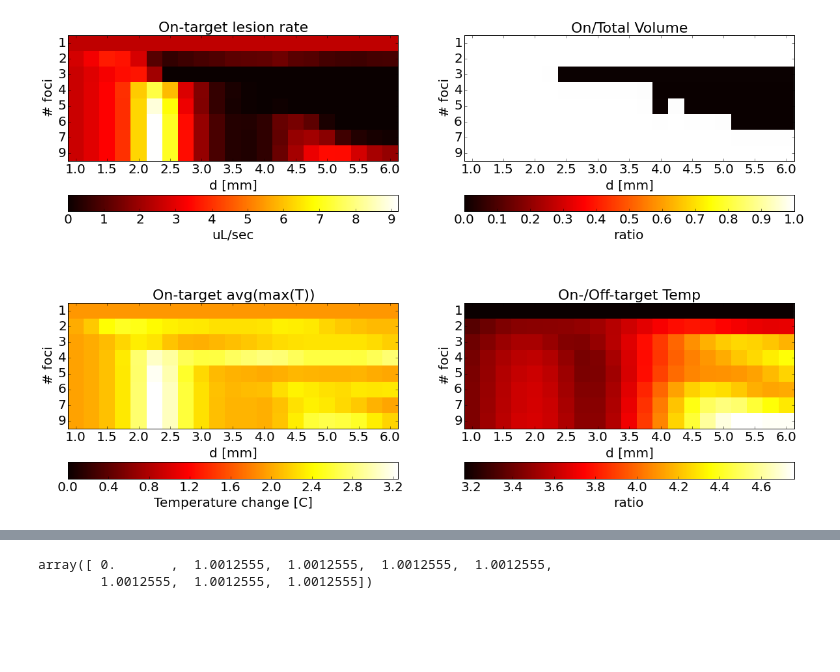
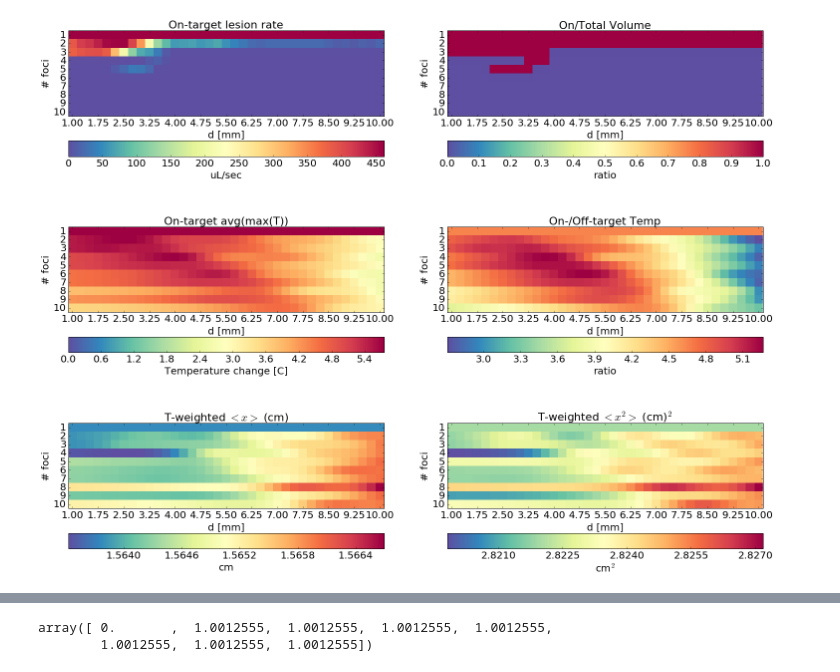
Before and after one commit to vlchaplin/fus_thermalmodelling, a Jupyter notebook: Cuda_ThermalFocusOptimization.ipynb, the cells around one changed output, grey strips where cells are left out. Drawn from its saved outputs; the diff is of its cells as text; code cells hidden in the pictures; blank space fills up the shorter version.

```diff
--- a/Cuda_ThermalFocusOptimization.ipynb
+++ b/Cuda_ThermalFocusOptimization.ipynb
@@ -143,5 +194,5 @@ T4d[0][:] = T0
 # %%
-def execute_sim(M,d, sonication_time=1.0, Tmax=None):
+def execute_sim(M,d, sonication_time=1.0, Tmax=None, alpha=1.0):
     #d = diamList[di]
     if M==1:
         spacing=0
@@ -153,20 +204,19 @@ def execute_sim(M,d, sonication_time=1.0, Tmax=None):
 
     #ROION=   roiGen(pxyz, lambda x,y,z: inEllipse(x,y,z,0.001,0.001,0.01) )
     #ROION=   roiGen([[0,0,0.14]], lambda x,y,z: inEllipse(x,y,z, radius + 0.002, radius + 0.002,2*2*radius))
-    ROION=   roiGen([[0,0,0.14]], lambda x,y,z: inEllipse(x,y,z, 0.008, 0.008,0.015))
+    ROION=   roiGen([[0,0,0.14]], lambda x,y,z: inEllipse(x,y,z, 0.006, 0.006,0.01))
 
     ROIEXTRA=roiGen(pxyz, lambda x,y,z: inEllipse(x,y,z,0.01,0.01,0.04) )
     ROIOFF = np.logical_and( ROIEXTRA, np.logical_not(ROION))
 
-    uamp = transducers.get_focused_element_vals( k0,uxyz,pxyz,1e7*np.ones(M), L1renorm=sqrt(powerRenormL1) )
+    #uamp = transducers.get_focused_element_vals( k0,uxyz,pxyz,1e7*np.ones(M), L1renorm=sqrt(powerRenormL1) )
 
-    #for Nx,Ny=60, Nz=80, and 256-elements, these GPU subasmpling memory params work on my local mach;
-    subsampMax=20  #60  or 20
-    gpublocks=256  #128    256
+    #uamp = transducers.get_focused_element_vals( k0,uxyz,pxyz,1e7*np.ones(M)*np.exp(1j*np.arange(0,M)*pi), L1renorm=sqrt(powerRenormL1) )
+    uamp = transducers.get_focused_element_vals( k0,uxyz,pxyz, np.ones(M)*np.exp(1j*np.arange(0,M)*pi), L2renorm=L2powRenorm )
 
-    P1 = transducers.calc_pressure_field_cuda(k0, uxyz, unvecs, uamp, xrp, yrp, zrp, subsampN=subsampMax, subsampDiam=0.0033, ROC=0.14, gpublocks=gpublocks   )
+    P1 = transducers.calc_pressure_field_cuda(k0, uxyz, unvecs, uamp, xrp, yrp, zrp, **RSkeys   )
     I1 = np.abs(P1)**2 / (2.0*rho*c0)
     tdot3d[:] = 2*alpha*I1 / (rhoCp3d)
-    (duration,Tmax,junk,junk) = ablation_utils.calc_heating(simgrid,T4d,tdot3d,None,None,None,None, sonication_time, CEMfinal,Rbase,
-                                                      Tmax=Tmax, Ntbuff=Nt, GPU=True, Freeflow=1)
+    (duration,Tmax,junk,junk) = ablation_utils.calc_heating(simgrid,T4d,tdot3d, simgrid['Tmesh'], simgrid['Tdotmesh'], simgrid['kmesh'], simgrid['rhoCpmesh'], sonication_time, CEMfinal,Rbase,
+                                                      Tmax=Tmax, Ntbuff=Nt, GPU=False, Freeflow=1)
     return (duration,Tmax, ROION, ROIOFF, ROIEXTRA)
@@ -219,11 +304,11 @@ zeroMask=lesionRatesEXTRA==0
 onExtraVolratio = lesionRatesON/lesionRatesEXTRA
 onExtraVolratio[zeroMask]=0
 
-plt.figure(figsize=(20,13.5))
+plt.figure(figsize=(25,20))
 
-cmm=image.cm.hot
+cmm=image.cm.Spectral_r
 
-ax=plt.subplot(221)
+ax=plt.subplot(3,2,1)
 maxmlRate=np.max(lesionRatesAllSpace)
 plt.xlabel('d [mm]', fontsize=20)
 plt.ylabel('# foci', fontsize=20)
@@ -233,8 +318,8 @@ plt.imshow( lesionRatesON*1000 , vmin=0,vmax=maxmlRate*1000, interpolation='None
 
 ax.set_title("On-target lesion rate",fontsize=22)
 
-dstep=2
-diamStr = list(map(lambda d:"%0.1f" % d,1000*diamList[0:ndtrials:dstep]))
+dstep=3
+diamStr = list(map(lambda d:"%0.2f" % d,1000*diamList[0:ndtrials:dstep]))
 diamLocs= np.arange(0.0, ndtrials,dstep)
 
 cb=plt.colorbar(orientation='horizontal')
@@ -250,7 +335,7 @@ ax.tick_params(labelsize=20)
 
 
 
-ax=plt.subplot(222)
+ax=plt.subplot(3,2,2)
 ax.set_title("On/Total Volume",fontsize=22)
 
 ax.xaxis.set_agg_filter
@@ -272,7 +357,7 @@ ax.tick_params(labelsize=20)
 
 
 
-ax=plt.subplot(223)
+ax=plt.subplot(3,2,3)
 ax.set_title("On-target avg(max(T))",fontsize=22)
 ax.xaxis.set_agg_filter
 ax.xaxis.set_ticks( diamLocs )
@@ -280,35 +365,84 @@ ax.xaxis.set_ticklabels( diamStr )
 
 ax.yaxis.set_ticks( np.arange(0.0, nftrials) )
 ax.yaxis.set_ticklabels( nfociList )
 
-plt.imshow( TavgRatesON,vmin=0,interpolation='None',cmap=cmm )
+plt.imshow( TavgRatesON-T0,vmin=0,interpolation='None',cmap=cmm )
 plt.xlabel('d [mm]', fontsize=20)
 plt.ylabel('# foci', fontsize=20)
 ax.tick_params(labelsize=20)
 
 cb=plt.colorbar(orientation='horizontal')
 cb.set_label('Temperature change [C]',fontsize=20)
 cb.ax.tick_params(labelsize=20)
 
 
 
-ax=plt.subplot(224)
+ax=plt.subplot(3,2,4)
 
 ax.xaxis.set_agg_filter
 ax.xaxis.set_ticks( diamLocs )
 ax.xaxis.set_ticklabels( diamStr )
 
 ax.yaxis.set_ticks( np.arange(0.0, nftrials) )
 ax.yaxis.set_ticklabels( nfociList )
 ax.set_title("On-/Off-target Temp",fontsize=22)
-#plt.imshow( (TavgRatesON-T0) / (TavgRatesOFF-T0),interpolation='None',cmap=cmm )
-plt.imshow( (TavgRatesON/TavgRatesOFF) ,interpolation='None',cmap=cmm )
+plt.imshow( (TavgRatesON-T0) / (TavgRatesOFF-T0),interpolation='None',cmap=cmm )
+#plt.imshow( ((TavgRatesON)/(TavgRatesOFF)) ,interpolation='None',cmap=cmm )
 cb=plt.colorbar(orientation='horizontal')
 cb.set_label('ratio',fontsize=20)
 cb.ax.tick_params(labelsize=20)
 
 plt.xlabel('d [mm]', fontsize=20)
 plt.ylabel('# foci', fontsize=20)
 ax.tick_params(labelsize=20)
+
+ax=plt.subplot(3,2,5)
+
+ax.xaxis.set_agg_filter
+ax.xaxis.set_ticks( diamLocs )
+ax.xaxis.set_ticklabels( diamStr )
+
+ax.yaxis.set_ticks( np.arange(0.0, nftrials) )
+ax.yaxis.set_ticklabels( nfociList )
+ax.set_title("T-weighted $<x>$ (cm)",fontsize=22)
+plt.imshow( TWm1Set*100 ,interpolation='None',cmap=cmm )
+
+cb=plt.colorbar(orientation='horizontal')
+cb.set_label('cm',fontsize=20)
+cb.ax.tick_params(labelsize=20)
+cb.locator = ticker.MaxNLocator(nbins=6)
+#cb.formatter = ticker.EngFormatter()
+cb.update_ticks()
+
+plt.xlabel('d [mm]', fontsize=20)
+plt.ylabel('# foci', fontsize=20)
+ax.tick_params(labelsize=20)
+
+ax=plt.subplot(3,2,6)
+
+ax.xaxis.set_agg_filter
+ax.xaxis.set_ticks( diamLocs )
+ax.xaxis.set_ticklabels( diamStr )
+
+ax.yaxis.set_ticks( np.arange(0.0, nftrials) )
+ax.yaxis.set_ticklabels( nfociList )
+ax.set_title("T-weighted $<x^2>$ (cm)$^2$",fontsize=22)
+ax.tick_params(labelsize=20)
+
+
+plt.imshow( TWm2Set*1e4 ,interpolation='None',cmap=cmm )
+
+cb=plt.colorbar(orientation='horizontal')
+
+cb.set_label('cm$^2$',fontsize=20)
+cb.ax.tick_params(labelsize=20)
+cb.locator = ticker.MaxNLocator(nbins=6)
+#cb.formatter = ticker.EngFormatter()
+cb.update_ticks()
+
+
+plt.xlabel('d [mm]', fontsize=20)
+plt.ylabel('# foci', fontsize=20)
+ax.tick_params(labelsize=20)
 # %% [output]
-[figure, old version]
+[figure, new version]
```
Also changed, not shown: parts of 61 cells of this notebook, 10 other files.
